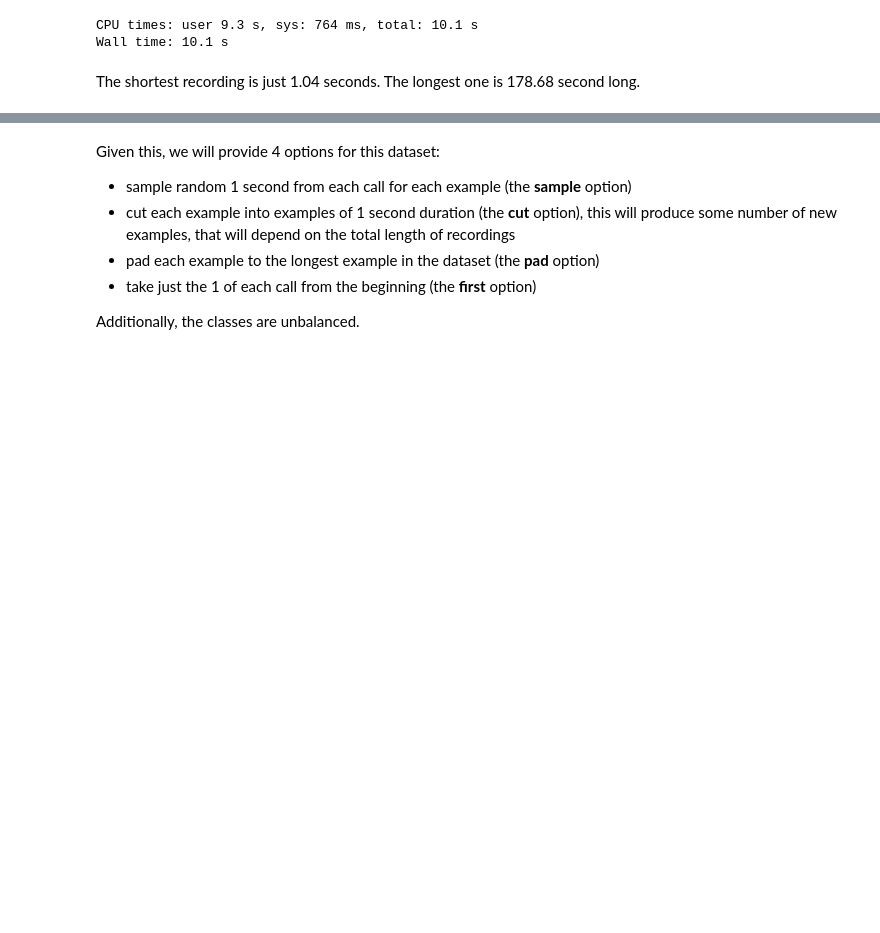
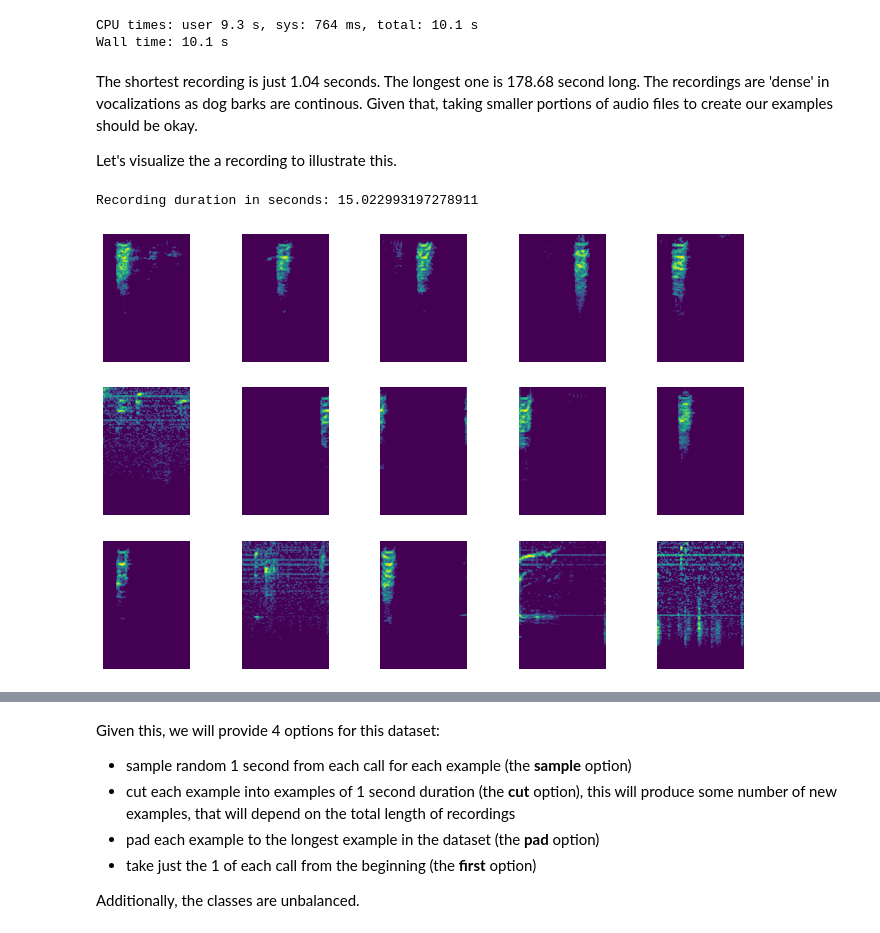
Before and after one commit to earthspecies/library, a Jupyter notebook: dogs/02_Create_PyTorch_DataLoaders.ipynb, the cells around one changed output, grey strips where cells are left out. Drawn from its saved outputs; the diff is of its cells as text; code cells hidden in the pictures; blank space fills up the shorter version.

```diff
--- a/dogs/02_Create_PyTorch_DataLoaders.ipynb
+++ b/dogs/02_Create_PyTorch_DataLoaders.ipynb
@@ -30,4 +30,28 @@ anno['audio'] = audio
 CPU times: user 9.3 s, sys: 764 ms, total: 10.1 s
 Wall time: 10.1 s
 # %% [markdown]
-The shortest recording is just 1.04 seconds. The longest one is 178.68 second long.
+The shortest recording is just 1.04 seconds. The longest one is 178.68 second long. The recordings are 'dense' in vocalizations as dog barks are continous. Given that, taking smaller portions of audio files to create our examples should be okay.
+
+Let's visualize the a recording to illustrate this.
+# %%
+import librosa
+import matplotlib.pyplot as plt
+
+recording = anno.iloc[100].audio
+
+print(f'Recording duration in seconds: {recording.shape[0] / 44100}')
+
+features = []
+for i in range(15):
+    spec = librosa.feature.melspectrogram(recording[i*44100:(i+1)*44100], sr=44100)
+    spec_db = librosa.core.amplitude_to_db(spec)
+    features.append(spec_db)
+# %% [output]
+Recording duration in seconds: 15.022993197278911
+# %%
+fig, subplots = plt.subplots(3, 5, figsize=(12,8))
+for feature, subplot in zip(features, subplots.flatten()):
+    subplot.imshow(feature)
+    subplot.axis('off')
+# %% [output]
+[figure, added]
```
Also changed, not shown: parts of 3 cells of this notebook.
